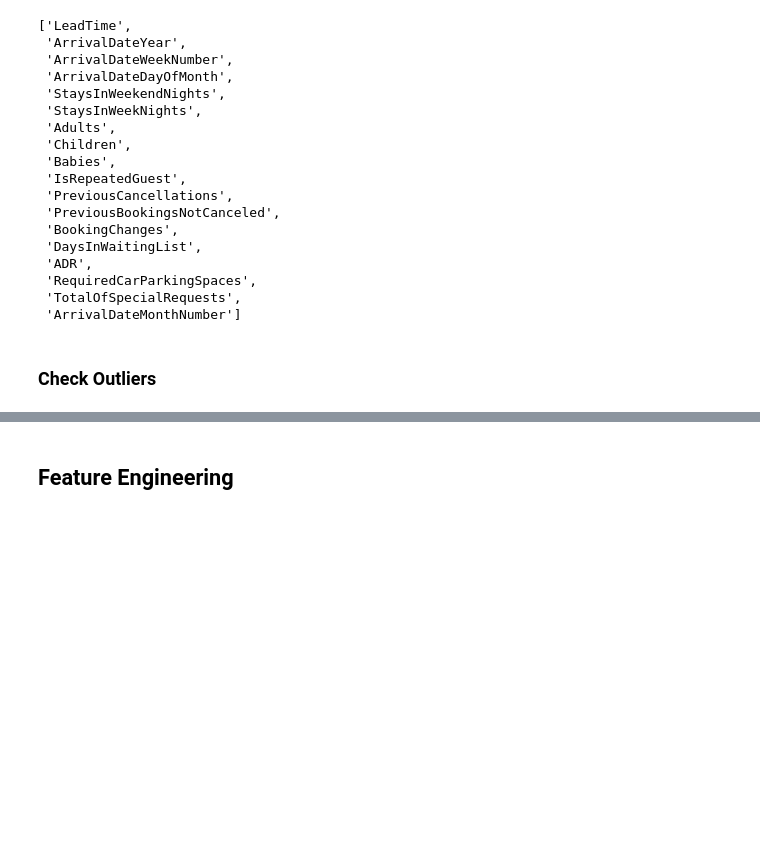
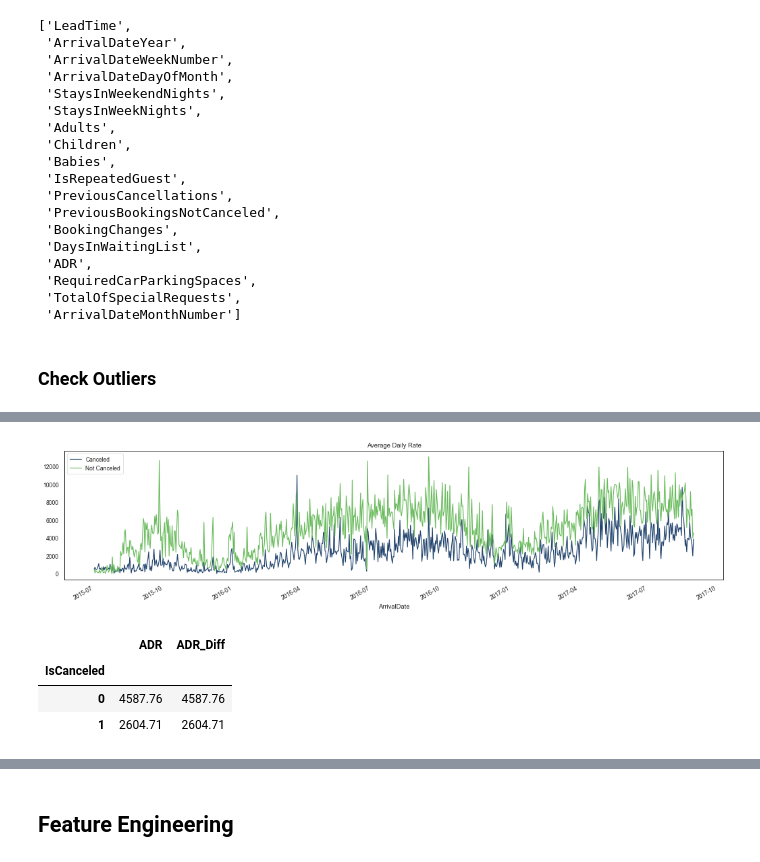
Before and after one commit to MarjorieKinney/bc2, a Jupyter notebook: wip/f/BC2-FP.ipynb, the cells around one changed output, grey strips where cells are left out. Drawn from its saved outputs; the diff is of its cells as text; code cells hidden in the pictures; blank space fills up the shorter version.

```diff
--- a/wip/f/BC2-FP.ipynb
+++ b/wip/f/BC2-FP.ipynb
@@ -266,0 +270,4 @@ df.drop(columns=['Company'],inplace=True)
+# %%
+df['Country'].fillna(value=df['Country'].mode()[0], inplace=True)
+# %%
+df['Children'].fillna(value=df['Children'].mode()[0], inplace=True)
@@ -343,0 +355,4 @@ num_feats
+# %%
+## Fix Country Code 'CN' as CHN
+df.loc[df['Country']=='CN',['Country']] = 'CHN'
+df.loc[df['Country']=='CN',['Country']]
@@ -343,0 +377,34 @@ num_feats
+# %%
+fig, ax = plt.subplots(figsize=(18,4))
+
+df_ts = df.copy()
+
+df_ts['ADR_Diff'] = df_ts['ADR']
+df_ts.loc[df_ts['IsCanceled']==True, ['ADR_Diff']] *= 1
+
+
+#df_ts_diff = df_ts.groupby(['ArrivalDate'])\
+#    .sum()['ADR_Diff'].plot(ax=ax, color=CAT_COLORS[-1], label='Difference')
+
+df_ts.loc[df['IsCanceled']==True,:].groupby(['ArrivalDate'])\
+    .sum()['ADR_Diff'].plot(ax=ax, color=CAT_COLORS[0], label='Canceled')
+
+df_ts.loc[df['IsCanceled']==False,:].groupby(['ArrivalDate'])\
+    .sum()['ADR_Diff'].plot(ax=ax, color=CAT_COLORS[1], label='Not Canceled')
+
+
+## Plot percent canceled
+
+plt.title("Average Daily Rate")
+
+plt.legend()
+plt.show()
+# %% [output]
+[figure, added]
+# %%
+df_ts.loc[df_ts['ArrivalDate']=='2016-04-01',['ArrivalDate','ADR','ADR_Diff','IsCanceled']].groupby(['IsCanceled']).sum()
+# %% [output]
+|  | ADR | ADR_Diff |
+| IsCanceled |  |  |
+| 0 | 4587.76 | 4587.76 |
+| 1 | 2604.71 | 2604.71 |
```
Also changed, not shown: parts of 27 cells of this notebook, 1 other file.
